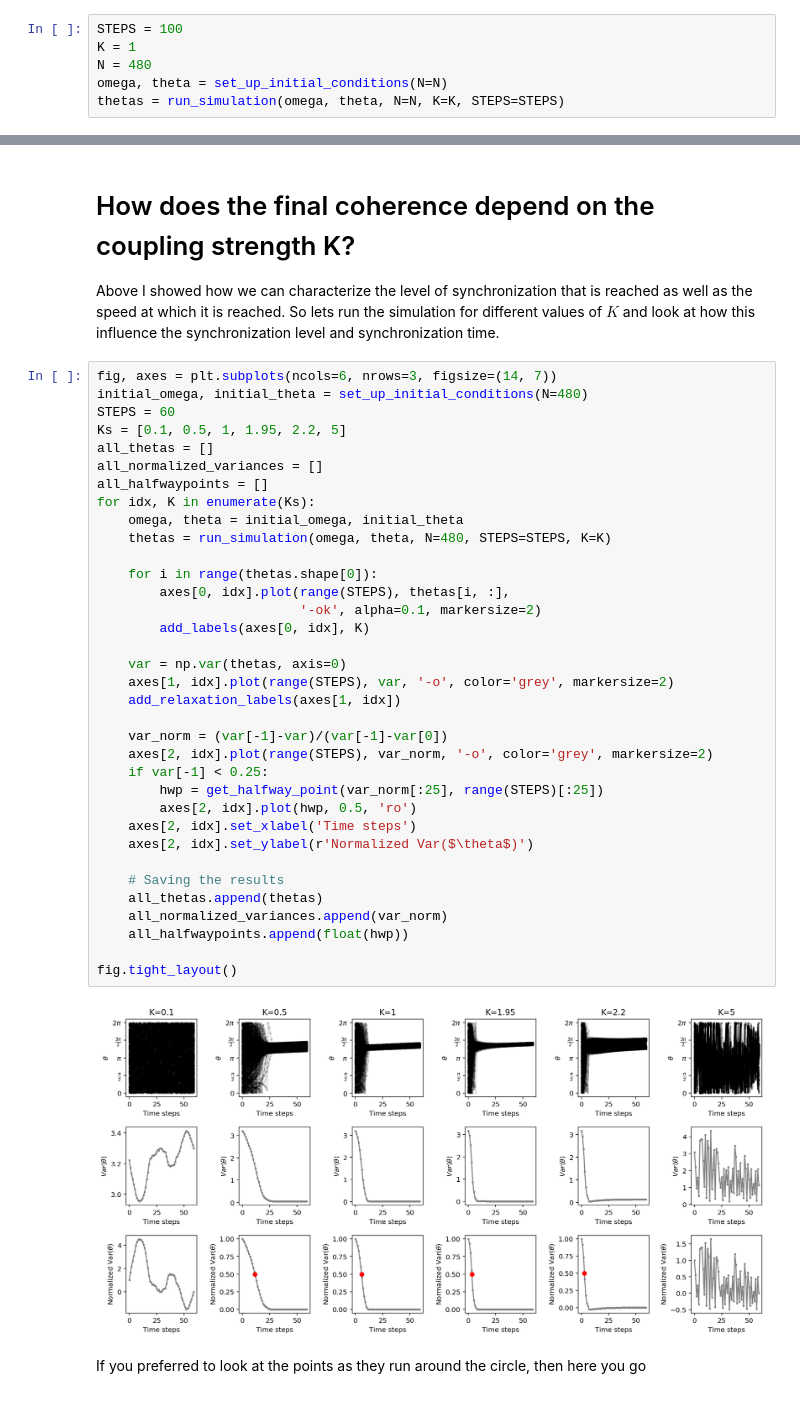
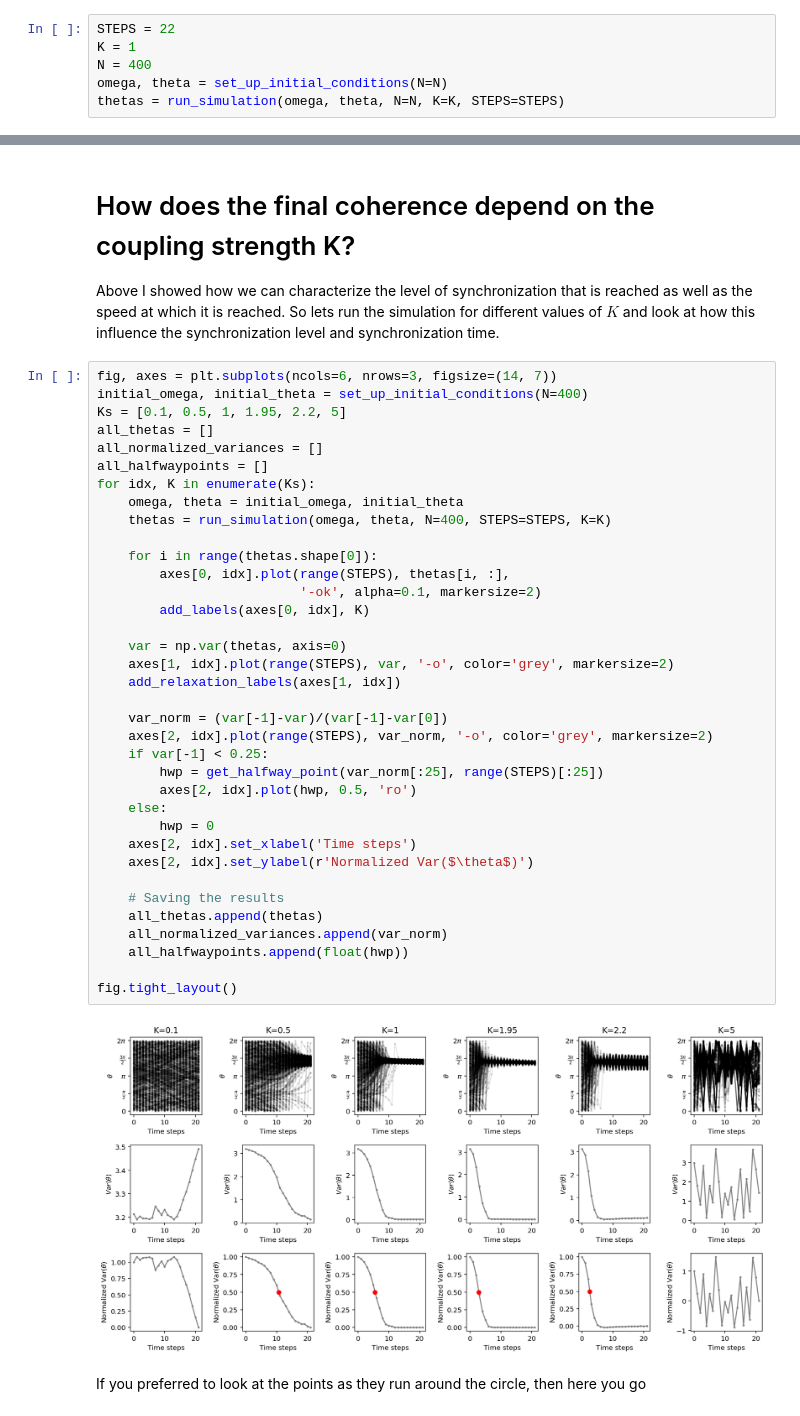
Before and after one commit to mikmik19/mikmik19.github.com, a Jupyter notebook: notebooks/strogatz_1991/strogatz_1991.ipynb, the cells around one changed output, grey strips where cells are left out. Saved outputs shown, nothing was run; the diff lists cells and outputs as text.

Commit message:
The K comparison figures now runs the simulation across all subplots.

```diff
--- a/notebooks/strogatz_1991/strogatz_1991.ipynb
+++ b/notebooks/strogatz_1991/strogatz_1991.ipynb
@@ -102,9 +102,9 @@ def run_simulation(omega, theta, N=480, K=1, STEPS=25):
 # %% [markdown]
 The function takes the initial values as inputs as well as parameteres for the simulation: The number of oscillators, their coupling strength and the number of iteration steps the simulation run over. Below I run the simulation.
 # %%
-STEPS = 100
+STEPS = 22
 K = 1
-N = 480
+N = 400
 omega, theta = set_up_initial_conditions(N=N)
 thetas = run_simulation(omega, theta, N=N, K=K, STEPS=STEPS)
 # %% [markdown]
@@ -291,40 +278,41 @@ Because the preferred frequency of each oscillator uniformly distributed between
 Above I showed how we can characterize the level of synchronization that is reached as well as the speed at which it is reached. So lets run the simulation for different values of $K$ and look at how this influence the synchronization level and synchronization time.
 # %%
 fig, axes = plt.subplots(ncols=6, nrows=3, figsize=(14, 7))
-initial_omega, initial_theta = set_up_initial_conditions(N=480)
-STEPS = 60
+initial_omega, initial_theta = set_up_initial_conditions(N=400)
 Ks = [0.1, 0.5, 1, 1.95, 2.2, 5]
 all_thetas = []
 all_normalized_variances = []
 all_halfwaypoints = []
 for idx, K in enumerate(Ks):
     omega, theta = initial_omega, initial_theta
-    thetas = run_simulation(omega, theta, N=480, STEPS=STEPS, K=K)
+    thetas = run_simulation(omega, theta, N=400, STEPS=STEPS, K=K)
 
     for i in range(thetas.shape[0]):
         axes[0, idx].plot(range(STEPS), thetas[i, :],
                           '-ok', alpha=0.1, markersize=2)
         add_labels(axes[0, idx], K)
 
     var = np.var(thetas, axis=0)
     axes[1, idx].plot(range(STEPS), var, '-o', color='grey', markersize=2)
     add_relaxation_labels(axes[1, idx])
 
     var_norm = (var[-1]-var)/(var[-1]-var[0])
     axes[2, idx].plot(range(STEPS), var_norm, '-o', color='grey', markersize=2)
     if var[-1] < 0.25:
         hwp = get_halfway_point(var_norm[:25], range(STEPS)[:25])
         axes[2, idx].plot(hwp, 0.5, 'ro')
+    else:
+        hwp = 0
     axes[2, idx].set_xlabel('Time steps')
     axes[2, idx].set_ylabel(r'Normalized Var($\theta$)')
 
     # Saving the results
     all_thetas.append(thetas)
     all_normalized_variances.append(var_norm)
     all_halfwaypoints.append(float(hwp))
 
 fig.tight_layout()
 # %% [output]
-[figure, old version]
+[figure, new version]
 # %% [markdown]
 If you preferred to look at the points as they run around the circle, then here you go
```
Also changed, not shown: parts of 14 cells of this notebook, 7 other files.
